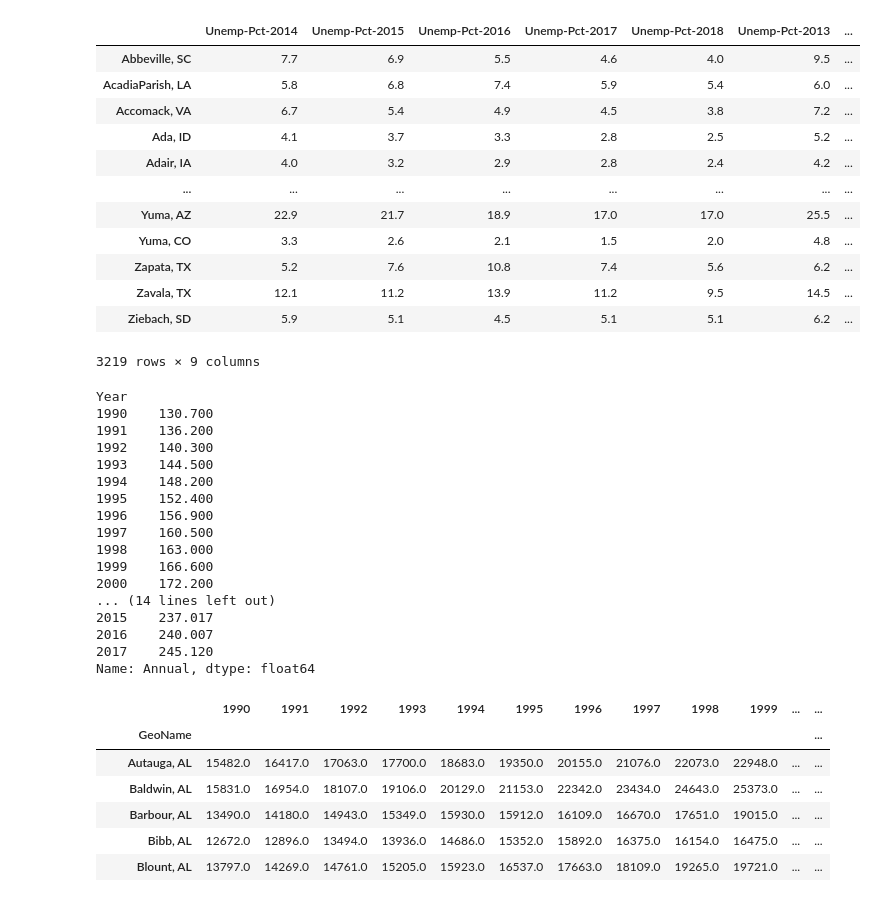
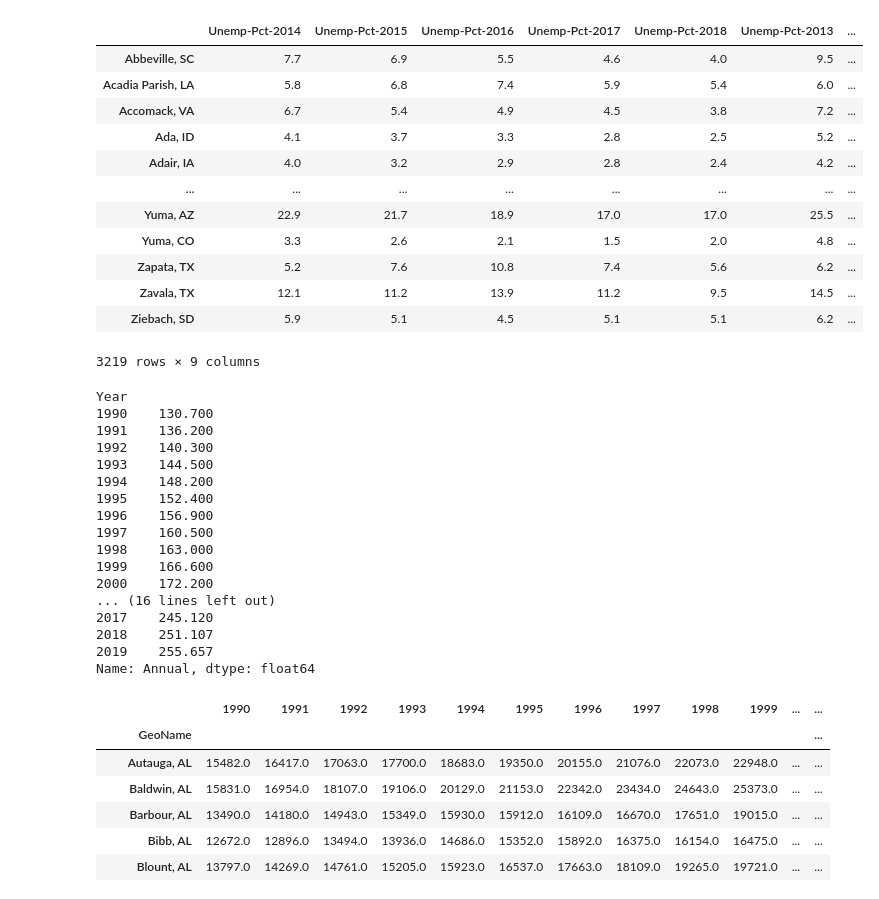
Before and after one commit to erv4gen/Research-Salvage-Autos, a Jupyter notebook: Structure-Demographics-County.ipynb, the cells around one changed output. Cells and saved outputs as stored; diff of their text form; code cells hidden in the pictures.

```diff
--- a/Structure-Demographics-County.ipynb
+++ b/Structure-Demographics-County.ipynb
@@ -16,22 +16,24 @@ state_codes = pd.read_excel(path_to_csv+'Us-zipcodes\\statecode.xlsx',index_col=
 # %%
 #Unemployment
 
 path_to_unemp = path_to_csv+'US-Unemployement\\us-county-unemployement20102018.xlsx'
 
 unempdf = pd.concat([pd.read_excel(path_to_unemp,sheet_name=i,index_col=0) for i in range(9)],axis=1)
 
 col_to_filt = [col for col in unempdf.columns if 'Pct' in col]
 
 unempdf= unempdf[col_to_filt]
 unempdf.columns = ['Unemp-'+col for col in unempdf.columns]
 
-unempdf.index = [', '.join(ind.replace('County','').replace(' ','').strip().split(','))
+unempdf.index = [', '.join([x.strip() for x in ind.replace(' County','').split(',')]
+                            )
                  for ind in unempdf.index]
+unempdf.to_csv('csv/unemp.csv')
 unempdf.sort_index()
 # %% [output]
 |  | Unemp-Pct-2014 | Unemp-Pct-2015 | Unemp-Pct-2016 | Unemp-Pct-2017 | Unemp-Pct-2018 | Unemp-Pct-2013 | ... |
 | Abbeville, SC | 7.7 | 6.9 | 5.5 | 4.6 | 4.0 | 9.5 | ... |
-| AcadiaParish, LA | 5.8 | 6.8 | 7.4 | 5.9 | 5.4 | 6.0 | ... |
+| Acadia Parish, LA | 5.8 | 6.8 | 7.4 | 5.9 | 5.4 | 6.0 | ... |
 | Accomack, VA | 6.7 | 5.4 | 4.9 | 4.5 | 3.8 | 7.2 | ... |
 | Ada, ID | 4.1 | 3.7 | 3.3 | 2.8 | 2.5 | 5.2 | ... |
 | Adair, IA | 4.0 | 3.2 | 2.9 | 2.8 | 2.4 | 4.2 | ... |
@@ -45,7 +47,7 @@ unempdf.sort_index()
 # %%
 #CPI Data
 path_to_cpi = path_to_csv+'US-CPI\\SeriesReport-20191118124049_549fff.xlsx'
-cpi_df = pd.read_excel(path_to_cpi,skiprows=11,index_col=0)['Annual'][:-2]; cpi_df
+cpi_df = pd.read_excel(path_to_cpi,skiprows=11,index_col=0)['Annual']; cpi_df
 # %% [output]
 Year
 1990    130.700
@@ -59,10 +61,10 @@ Year
 1998    163.000
 1999    166.600
 2000    172.200
-... (14 lines left out)
-2015    237.017
-2016    240.007
+... (16 lines left out)
 2017    245.120
+2018    251.107
+2019    255.657
 Name: Annual, dtype: float64
 # %%
 #Income
```
Also changed, not shown: parts of 18 cells of this notebook, 3 other files.
